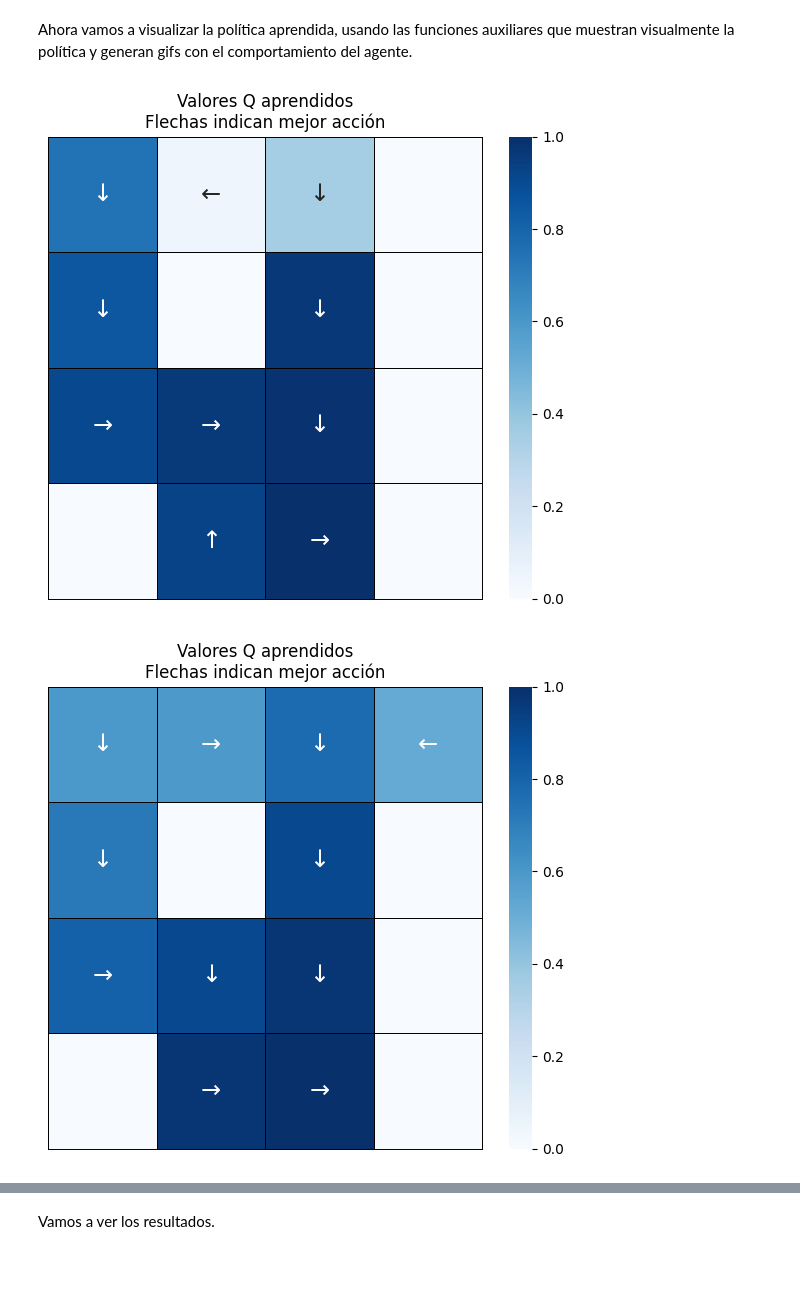
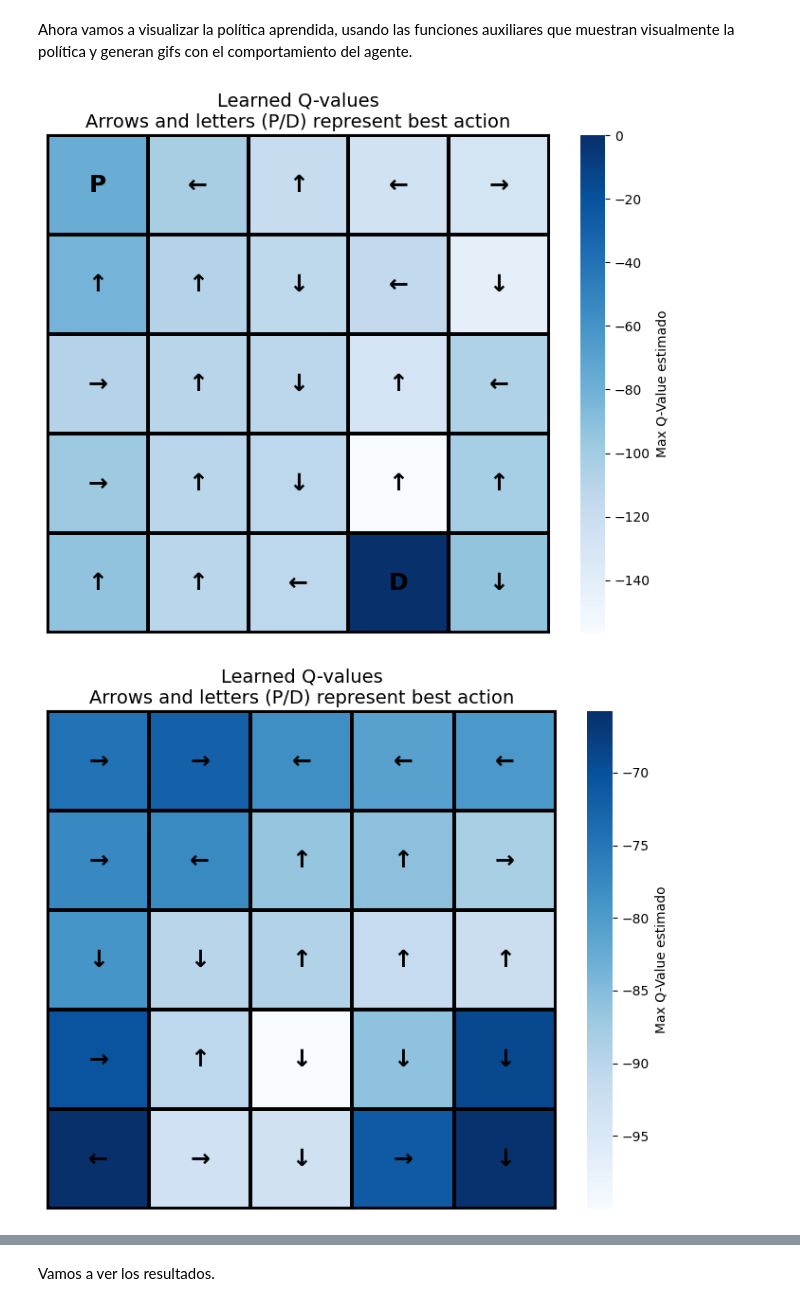
Before and after one commit to angelms2003/FernandezMartinezPolo-EML-RL, a Jupyter notebook: Entornos_Complejos/MonteCarlo_OnPolicy.ipynb, the cells around one changed output, grey strips where cells are left out. Cells and saved outputs as stored; diff of their text form; code cells hidden in the pictures; blank space fills up the shorter version.

```diff
--- a/Entornos_Complejos/MonteCarlo_OnPolicy.ipynb
+++ b/Entornos_Complejos/MonteCarlo_OnPolicy.ipynb
@@ -470,5 +468,2 @@ A continuación, creamos el entorno "Frozen Lake" de Gymnasium con el que trabaj
 # %%
-def creacion_entorno(env_name, map="4x4", render = "ansi", slippery=False, max_episode_steps=100):
-  env = gym.make(env_name, is_slippery=slippery, map_name=map, render_mode=render, max_episode_steps=max_episode_steps)
-  env.reset(seed=SEED) # Establece la semilla en el entorno de Gymnasium
-  return env
+env = gym.make("Taxi-v3", render_mode="rgb_array")
@@ -501,10 +494,10 @@ Este diseño permite estudiar:
 - El efecto del decaimiento en la convergencia de la política objetivo.
 - La posible interacción entre exploración intensa inicial y transición progresiva hacia explotación.
 # %%
-agent_02_decay = MonteCarloOnPolicyAgent(env4x4, epsilon=0.2, use_decay=True, gamma=0.99)
-agent_02_nodecay = MonteCarloOnPolicyAgent(env4x4, epsilon=0.2, use_decay=False, gamma=0.99)
-agent_04_decay = MonteCarloOnPolicyAgent(env4x4, epsilon=0.4, use_decay=True, gamma=0.99)
-agent_04_nodecay = MonteCarloOnPolicyAgent(env4x4, epsilon=0.4, use_decay=False, gamma=0.99)
-agent_06_decay = MonteCarloOnPolicyAgent(env4x4, epsilon=0.6, use_decay=True, gamma=0.99)
-agent_06_nodecay = MonteCarloOnPolicyAgent(env4x4, epsilon=0.6, use_decay=False, gamma=0.99)
+agent_02_decay = MonteCarloOnPolicyAgent(env, epsilon=0.2, use_decay=True, gamma=0.99)
+agent_02_nodecay = MonteCarloOnPolicyAgent(env, epsilon=0.2, use_decay=False, gamma=0.99)
+agent_04_decay = MonteCarloOnPolicyAgent(env, epsilon=0.4, use_decay=True, gamma=0.99)
+agent_04_nodecay = MonteCarloOnPolicyAgent(env, epsilon=0.4, use_decay=False, gamma=0.99)
+agent_06_decay = MonteCarloOnPolicyAgent(env, epsilon=0.6, use_decay=True, gamma=0.99)
+agent_06_nodecay = MonteCarloOnPolicyAgent(env, epsilon=0.6, use_decay=False, gamma=0.99)
 # %%
@@ -607,13 +600,12 @@ En conclusión, el análisis conjunto pone de manifiesto que no basta con observ
 # %% [markdown]
 Ahora vamos a visualizar la política aprendida, usando las funciones auxiliares que muestran visualmente la política y generan gifs con el comportamiento del agente.
 # %%
-env4x4.reset(seed=SEED)
-visualize_q_policy(agent_02_decay.get_q_values(), 4)
+
+plot_taxi_q_values_map(agent_02_decay.get_q_values(), env, pass_idx=0, dest_idx=1)
 # %% [output]
-[figure, old version]
+[figure, new version]
 # %%
-env4x4.reset(seed=SEED)
-visualize_q_policy(agent_02_nodecay.get_q_values(), 4)
+plot_taxi_q_values_map(agent_02_nodecay.get_q_values(), env, pass_idx=0, dest_idx=1)
 # %% [output]
-[figure, old version]
+[figure, new version]
 # %%
```
Also changed, not shown: parts of 49 cells of this notebook, 4 other files.
